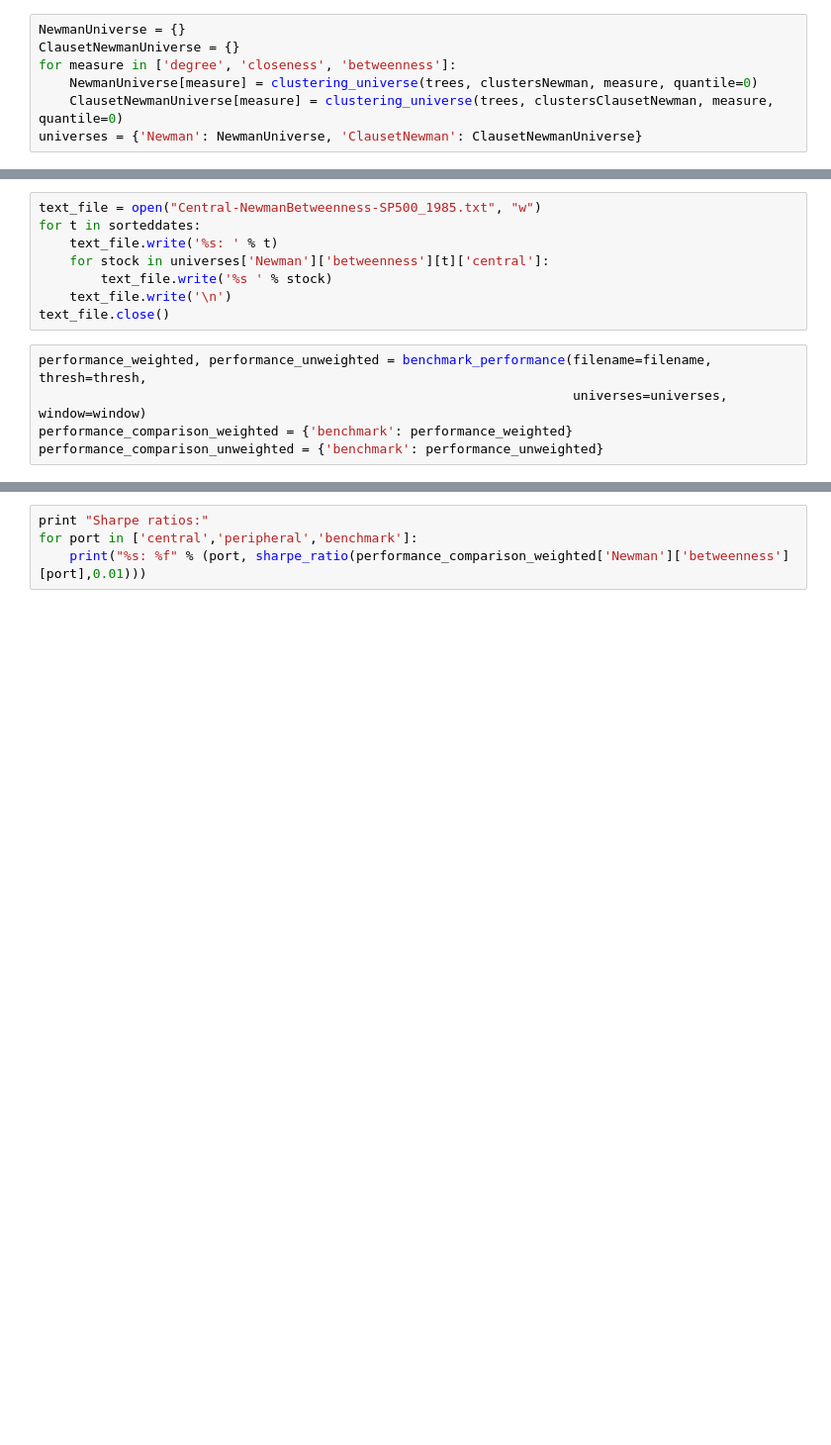
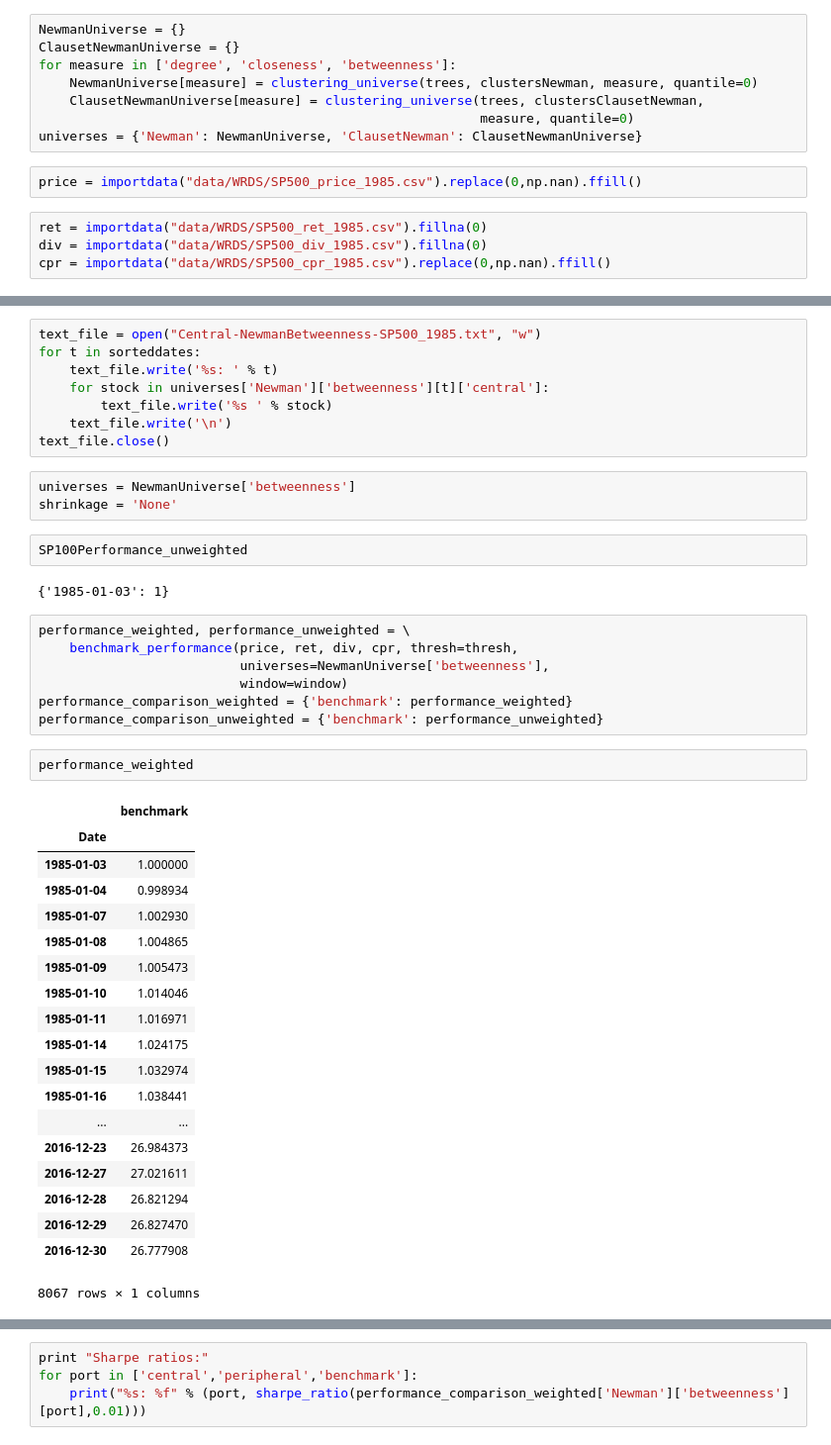
Before and after one commit to jasonhere/clustering-network, a Jupyter notebook: runningscript.ipynb, the cells around one changed output, grey strips where cells are left out. Shown at 99% size. Cells and saved outputs as stored; diff of their text form; blank space fills up the shorter version.

Commit message:
Modified functions to use daily return data.

```diff
--- a/runningscript.ipynb
+++ b/runningscript.ipynb
@@ -78,5 +110,12 @@ NewmanUniverse = {}
 ClausetNewmanUniverse = {}
 for measure in ['degree', 'closeness', 'betweenness']:
     NewmanUniverse[measure] = clustering_universe(trees, clustersNewman, measure, quantile=0)
-    ClausetNewmanUniverse[measure] = clustering_universe(trees, clustersClausetNewman, measure, quantile=0)
+    ClausetNewmanUniverse[measure] = clustering_universe(trees, clustersClausetNewman,
+                                                         measure, quantile=0)
 universes = {'Newman': NewmanUniverse, 'ClausetNewman': ClausetNewmanUniverse}
+# %%
+price = importdata("data/WRDS/SP500_price_1985.csv").replace(0,np.nan).ffill()
+# %%
+ret = importdata("data/WRDS/SP500_ret_1985.csv").fillna(0)
+div = importdata("data/WRDS/SP500_div_1985.csv").fillna(0)
+cpr = importdata("data/WRDS/SP500_cpr_1985.csv").replace(0,np.nan).ffill()
@@ -88,11 +149,42 @@ for t in sorteddates:
         text_file.write('%s ' % stock)
     text_file.write('\n')
 text_file.close()
+# %%
+universes = NewmanUniverse['betweenness']
+shrinkage = 'None'
+# %%
+SP100Performance_unweighted
+# %% [output]
+{'1985-01-03': 1}
 # %%
-performance_weighted, performance_unweighted = benchmark_performance(filename=filename, thresh=thresh,
-                                                                     universes=universes, window=window)
+performance_weighted, performance_unweighted = \
+    benchmark_performance(price, ret, div, cpr, thresh=thresh,
+                          universes=NewmanUniverse['betweenness'],
+                          window=window)
 performance_comparison_weighted = {'benchmark': performance_weighted}
 performance_comparison_unweighted = {'benchmark': performance_unweighted}
+# %%
+performance_weighted
+# %% [output]
+|  | benchmark |
+| Date |  |
+| 1985-01-03 | 1.000000 |
+| 1985-01-04 | 0.998934 |
+| 1985-01-07 | 1.002930 |
+| 1985-01-08 | 1.004865 |
+| 1985-01-09 | 1.005473 |
+| 1985-01-10 | 1.014046 |
+| 1985-01-11 | 1.016971 |
+| 1985-01-14 | 1.024175 |
+| 1985-01-15 | 1.032974 |
+| 1985-01-16 | 1.038441 |
+| ... | ... |
+| 2016-12-23 | 26.984373 |
+| 2016-12-27 | 27.021611 |
+| 2016-12-28 | 26.821294 |
+| 2016-12-29 | 26.827470 |
+| 2016-12-30 | 26.777908 |
+8067 rows × 1 columns
 # %%
 for method in ['Newman', 'ClausetNewman']:
     performance_comparison_unweighted[method] = {}
```
Also changed, not shown: parts of 14 cells of this notebook, 2 other files.
